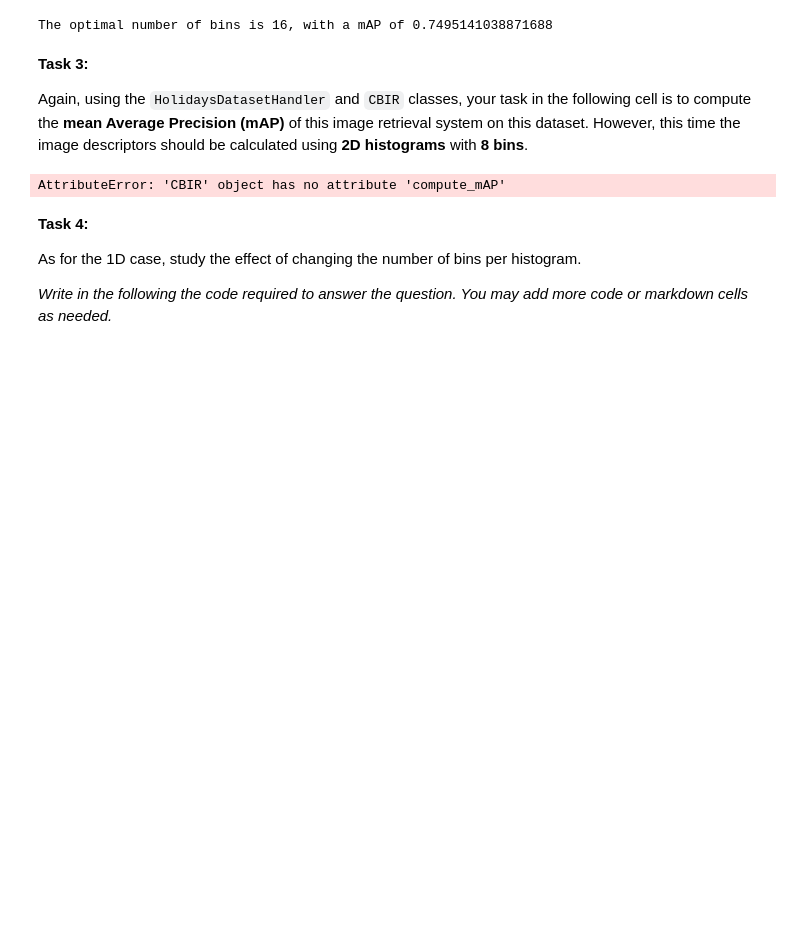
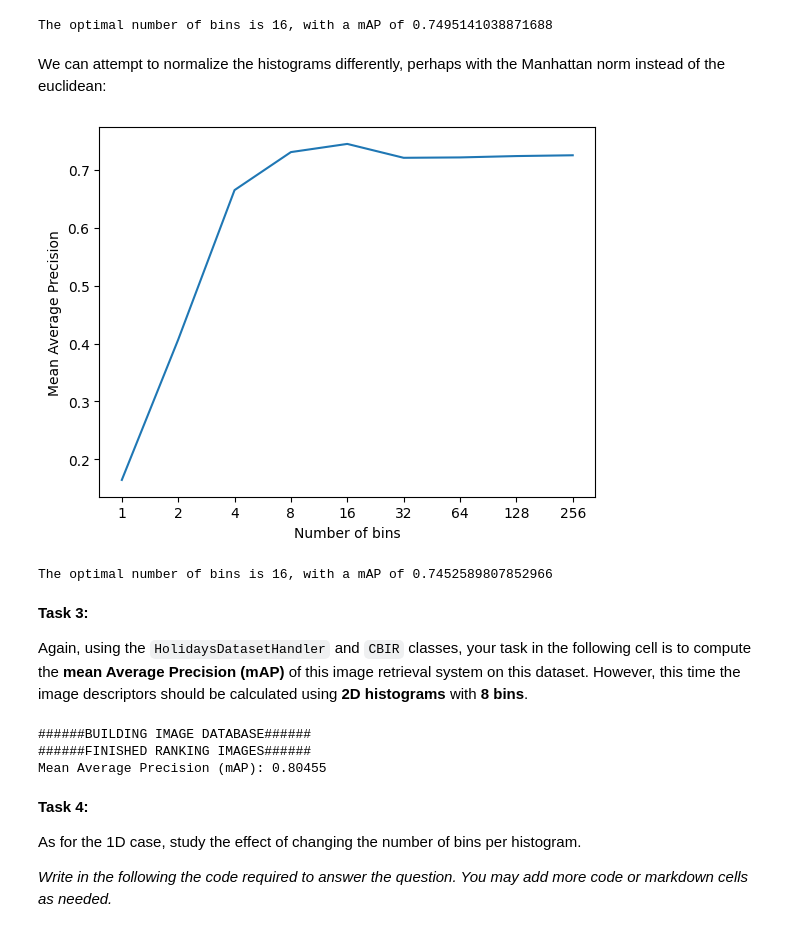
Before and after one commit to Frankwii/IIRBC_assignment1, a Jupyter notebook: 11762_Image_Description.ipynb, the cells around one changed output. Cells and saved outputs as stored; diff of their text form; code cells hidden in the pictures; blank space fills up the shorter version.

Commit message:
End exercises started and refactored CBIR systems into an abstract class and two concrete classes (global/local)

```diff
--- a/11762_Image_Description.ipynb
+++ b/11762_Image_Description.ipynb
@@ -336,7 +247,7 @@ Therefore, a good criterion to choose the optimal number of bins is to look only
 # %%
 mAP_values = [0.0] * 9
 for k in range(9):
-    retriever = CBIR(
+    retriever = a1.GlobalCBIR(
         a1.compute_1d_color_hist,
         bins_per_hist = 2**k
     )
@@ -351,11 +262,33 @@ plt.show()
 
 optimal_k = np.argmax(mAP_values)
 print(f"The optimal number of bins is {2**optimal_k}, with a mAP of {mAP_values[optimal_k]}")
-
-# TODO: (Nota Frank) tal vez se pueda hacer como mas abajo y mostrar los histogramas para distintos valores de k
 # %% [output]
 [figure]
 The optimal number of bins is 16, with a mAP of 0.7495141038871688
+# %% [markdown]
+We can attempt to normalize the histograms differently, perhaps with the Manhattan norm instead of the euclidean:
+# %%
+mAP_values = [0.0] * 9
+for k in range(9):
+    retriever = a1.GlobalCBIR(
+        a1.compute_1d_color_hist,
+        bins_per_hist = 2**k,
+        norm_p = 1
+    )
+
+    mAP_values[k]=retriever.compute_mAP(dataset)
+
+plt.plot(mAP_values)
+plt.xlabel("Number of bins")
+plt.ylabel("Mean Average Precision")
+plt.xticks(list(range(9)), labels = [2**k for k in range(9)])
+plt.show()
+
+optimal_k = np.argmax(mAP_values)
+print(f"The optimal number of bins is {2**optimal_k}, with a mAP of {mAP_values[optimal_k]}")
+# %% [output]
+[figure, added]
+The optimal number of bins is 16, with a mAP of 0.7452589807852966
 # %% [markdown]
 **Task 3:**
 
@@ -365,14 +298,16 @@ Again, using the `HolidaysDatasetHandler` and `CBIR` classes, your task in the f
 mAP_hist_2d = 0.0
 
 # YOUR CODE HERE
-cbir = CBIR(a1.compute_2d_color_hist, bins_per_hist=8)
+cbir = a1.GlobalCBIR(a1.compute_2d_color_hist, bins_per_hist=8)
 cbir.build_image_db(dataset.load_database_images())
 mAP_hist_2d = cbir.compute_mAP(dataset)
 # -----
 
 print('Mean Average Precision (mAP): %.5f' % mAP_hist_2d)
 # %% [output]
-AttributeError: 'CBIR' object has no attribute 'compute_mAP'
+######BUILDING IMAGE DATABASE######
+######FINISHED RANKING IMAGES######
+Mean Average Precision (mAP): 0.80455
 # %% [markdown]
 **Task 4:**
 
```
Also changed, not shown: parts of 34 cells of this notebook, 2 other files.
